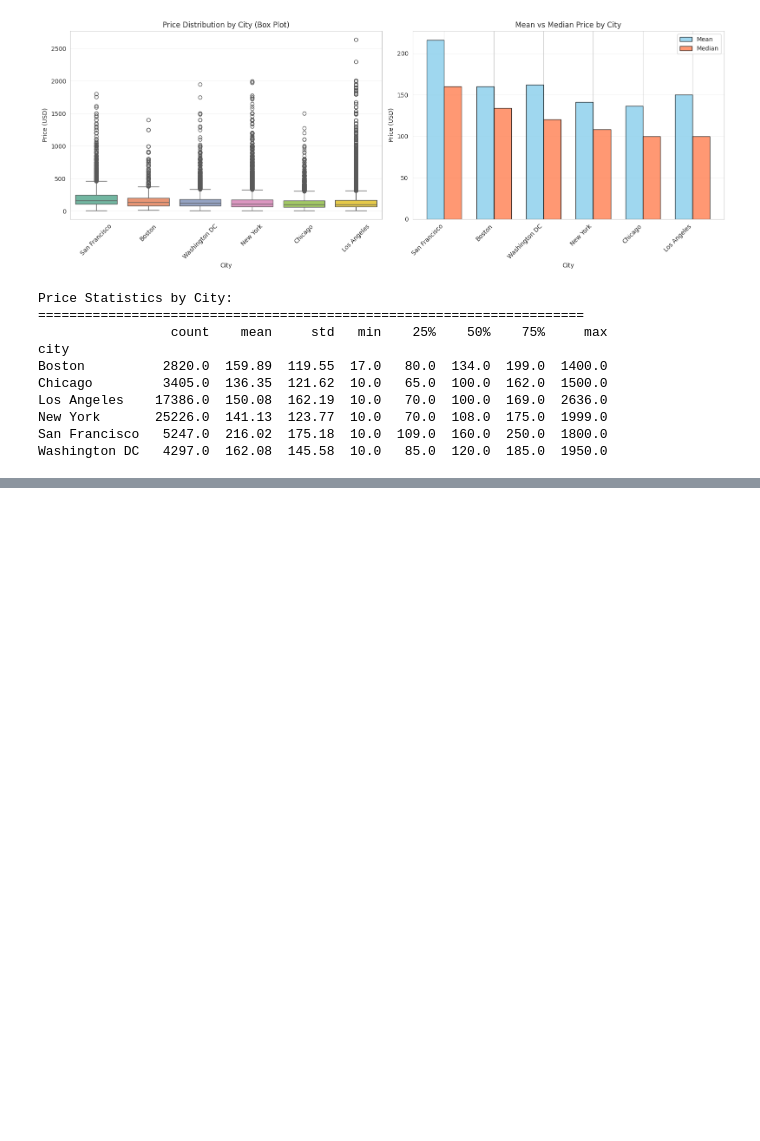
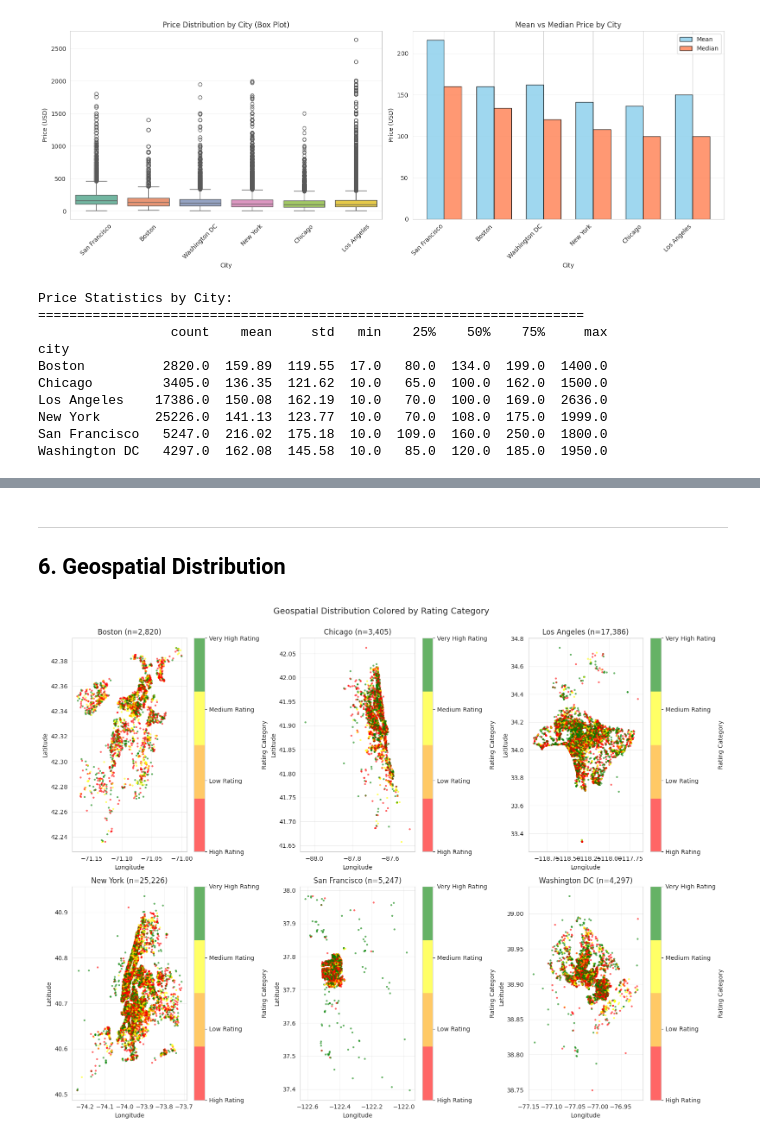
Before and after one commit to Elkhiat15/Airbnb-Rating-Classification, a Jupyter notebook: eda.ipynb, the cells around one changed output, grey strips where cells are left out. Cells and saved outputs as stored; diff of their text form; code cells hidden in the pictures; blank space fills up the shorter version.

```diff
--- a/eda.ipynb
+++ b/eda.ipynb
@@ -195,0 +268,16 @@ Washington DC   4297.0  162.08  145.58  10.0   85.0  120.0  185.0  1950.0
+# %% [markdown]
+---
+## 6. Geospatial Distribution
+# %%
+# Plot geospatial distribution colored by rating category
+fig = plot_geospatial_scatter(
+    df_cleaned,
+    lat_col='latitude',
+    lon_col='longitude',
+    color_by='rating_category',
+    city_col='city',
+    figsize=(16, 12)
+)
+plt.show()
+# %% [output]
+[figure, added]
```
Also changed, not shown: parts of 12 cells of this notebook.
